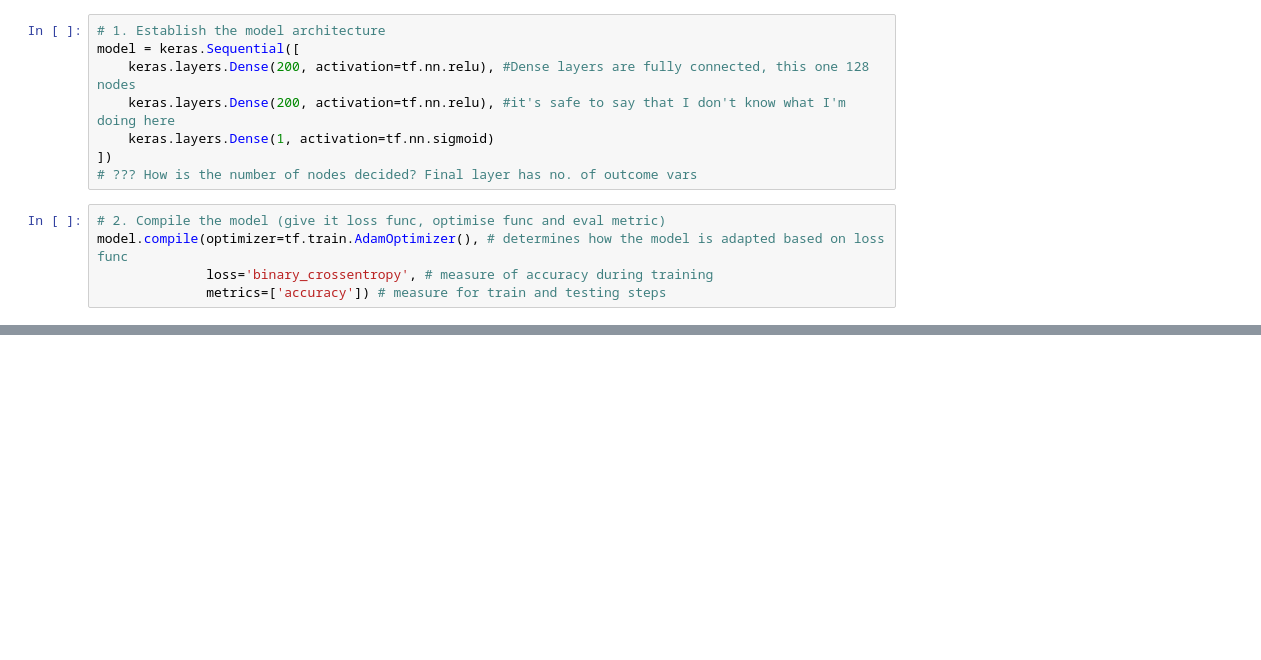
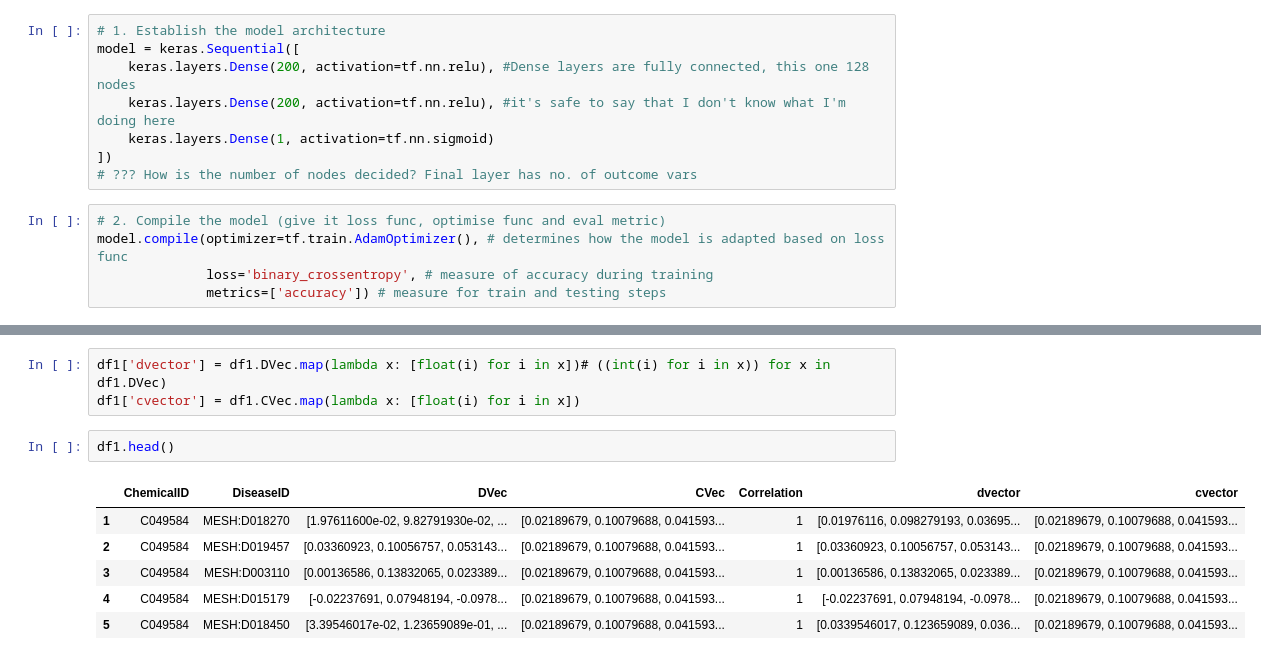
Before and after one commit to colemai/msc-thesis, a Jupyter notebook: opa/opa-nn.ipynb, the cells around one changed output, grey strips where cells are left out. Cells and saved outputs as stored; diff of their text form; blank space fills up the shorter version.

```diff
--- a/opa/opa-nn.ipynb
+++ b/opa/opa-nn.ipynb
@@ -251,0 +279,12 @@ Test accuracy: 0.5357643760159061
+# %%
+df1['dvector'] = df1.DVec.map(lambda x: [float(i) for i in x])# ((int(i) for i in x)) for x in df1.DVec)
+df1['cvector'] = df1.CVec.map(lambda x: [float(i) for i in x])
+# %%
+df1.head()
+# %% [output]
+|  | ChemicalID | DiseaseID | DVec | CVec | Correlation | dvector | cvector |
+| 1 | C049584 | MESH:D018270 | [1.97611600e-02, 9.82791930e-02, ... | [0.02189679, 0.10079688, 0.041593... | 1 | [0.01976116, 0.098279193, 0.03695... | [0.02189679, 0.10079688, 0.041593... |
+| 2 | C049584 | MESH:D019457 | [0.03360923, 0.10056757, 0.053143... | [0.02189679, 0.10079688, 0.041593... | 1 | [0.03360923, 0.10056757, 0.053143... | [0.02189679, 0.10079688, 0.041593... |
+| 3 | C049584 | MESH:D003110 | [0.00136586, 0.13832065, 0.023389... | [0.02189679, 0.10079688, 0.041593... | 1 | [0.00136586, 0.13832065, 0.023389... | [0.02189679, 0.10079688, 0.041593... |
+| 4 | C049584 | MESH:D015179 | [-0.02237691, 0.07948194, -0.0978... | [0.02189679, 0.10079688, 0.041593... | 1 | [-0.02237691, 0.07948194, -0.0978... | [0.02189679, 0.10079688, 0.041593... |
+| 5 | C049584 | MESH:D018450 | [3.39546017e-02, 1.23659089e-01, ... | [0.02189679, 0.10079688, 0.041593... | 1 | [0.0339546017, 0.123659089, 0.036... | [0.02189679, 0.10079688, 0.041593... |
```
Also changed, not shown: parts of 21 cells of this notebook.
